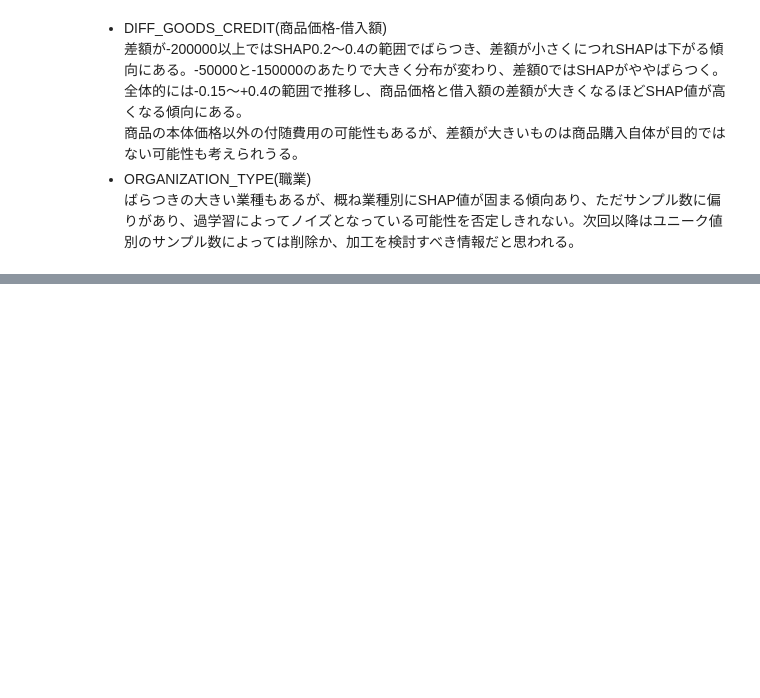
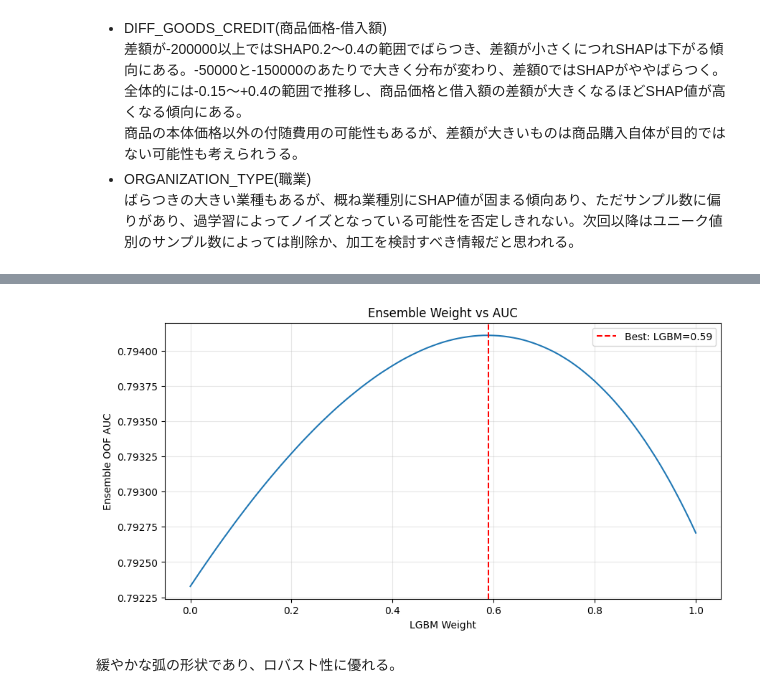
Before and after one commit to to-nakanishi/home_credit_default_risk, a Jupyter notebook: home_credit_default_risk_05_ANALYZE.ipynb, the cells around one changed output, grey strips where cells are left out. Cells and saved outputs as stored; diff of their text form; code cells hidden in the pictures; blank space fills up the shorter version.

```diff
--- a/home_credit_default_risk_05_ANALYZE.ipynb
+++ b/home_credit_default_risk_05_ANALYZE.ipynb
@@ -518,0 +628,16 @@ print(f"全体のうち不合格（Reject）と判定した割合: {y_pred_final
+# %%
+#5-1　アンサンブル閾値　可視化
+weights, aucs = zip(*weight_results)
+plt.figure(figsize=(10, 5))
+plt.plot(weights, aucs)
+plt.xlabel("LGBM Weight")
+plt.ylabel("Ensemble OOF AUC")
+plt.title("Ensemble Weight vs AUC")
+plt.axvline(x=w_lgbm, color='r', linestyle='--', label=f'Best: LGBM={w_lgbm:.2f}')
+plt.legend()
+plt.grid(True, alpha=0.3)
+plt.show()
+# %% [output]
+[figure, added]
+# %% [markdown]
+緩やかな弧の形状であり、ロバスト性に優れる。
```
Also changed, not shown: parts of 10 cells of this notebook.
